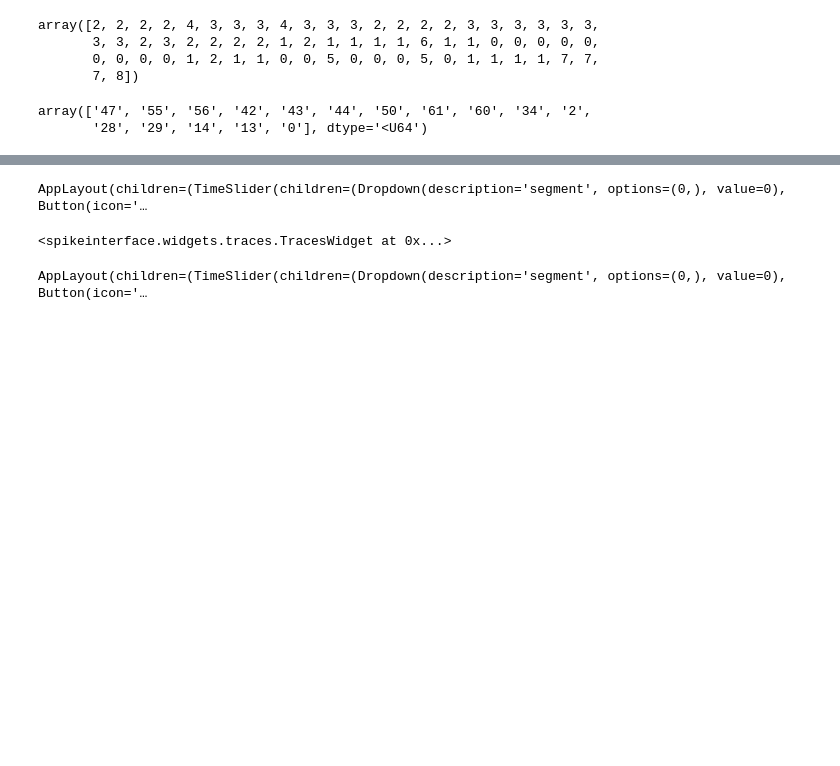
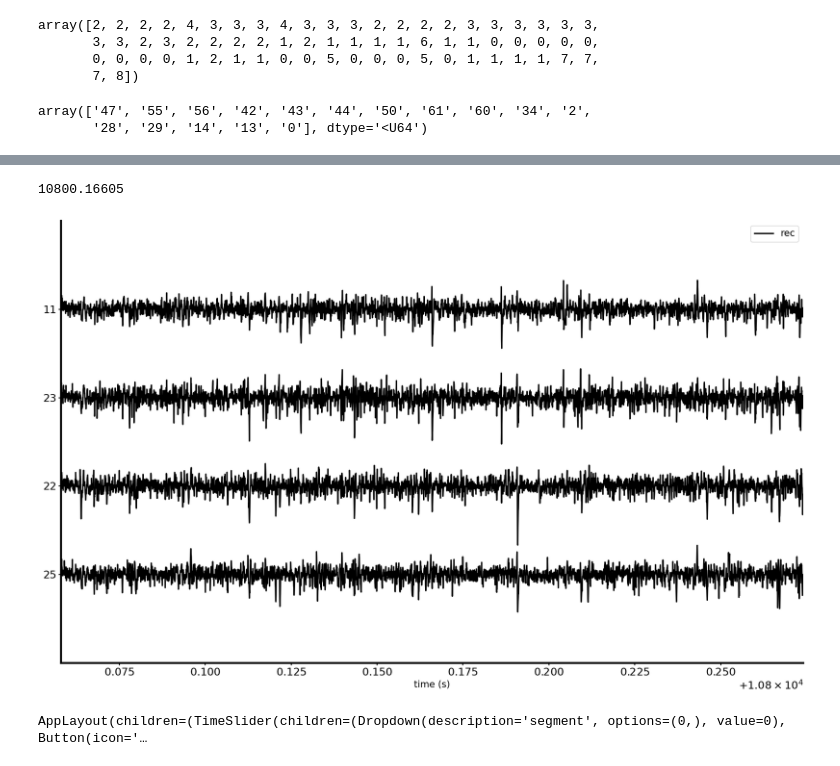
Before and after one commit to MobsLab/neuroEncoders, a Jupyter notebook: notebooks/EphyViewer - Jeudi 1912.ipynb, the cells around one changed output, grey strips where cells are left out. Cells and saved outputs as stored; diff of their text form; code cells hidden in the pictures; blank space fills up the shorter version.

```diff
--- a/notebooks/EphyViewer - Jeudi 1912.ipynb
+++ b/notebooks/EphyViewer - Jeudi 1912.ipynb
@@ -308,14 +327,38 @@ sw.plot_traces(
+# %%
+idxInDat / 20000
+# %% [output]
+10800.16605
 # %%
-sw.plot_traces(
+mpl.rcParams["figure.figsize"] = (20, 12)
+mpl.rcParams["lines.linewidth"] = 2
+# conditionnement aversif
+recording = se.NeuroScopeRecordingExtractor(
+    os.path.join(base_folder, "amplifier_fil.dat")
+)
+recording.prepare_neuroscope_for_ephyviewer()
+recording.set_channel_groups(recording.get_property("neuroscope_group"))
+idxInDat = 216003321
+
+fig = sw.plot_traces(
     recording,
-    backend="ipywidgets",
-    channel_ids=recording.get_channel_ids()[
-        recording.get_property("neuroscope_group") == 0
-    ],
+    # channel_ids = np.array(['47', '55', '56', '42', '43', '44', '50', '61', '60', '34', '2','28','29','14','13','0', '25', '22', '23', '11'], dtype = '<U64'),
+    channel_ids=np.array(["25", "22", "23", "11"], dtype="<U64"),
+    mode="line",
+    # order_channel_by_depth=False,
+    # return_in_uV=True,
+    # color_groups=True,
+    # scale = 10,
+    show_channel_ids=True,
+    time_range=[(idxInDat / 20000) - 0.108, (idxInDat / 20000) + 0.108],
+    # time_range = [(idxInDat / 20000) - (15/20000), (idxInDat / 20000) + (16/20000)],
+    # events = np.array([idxInDat / 20000])
 )
+fig.figure.savefig(
+    f"/home/mickey/Dropbox/Mobs_member/Theotime_De_Charrin/Presentation/spikes_1199_group3_idDat_{idxInDat}.svg",
+    dpi=1000,
+)
 # %% [output]
-AppLayout(children=(TimeSlider(children=(Dropdown(description='segment', options=(0,), value=0), Button(icon='…
-<spikeinterface.widgets.traces.TracesWidget at 0x...>
+[figure, added]
 # %%
 sw.plot_traces(
     recording,
```
Also changed, not shown: parts of 10 cells of this notebook, 1 other file.
